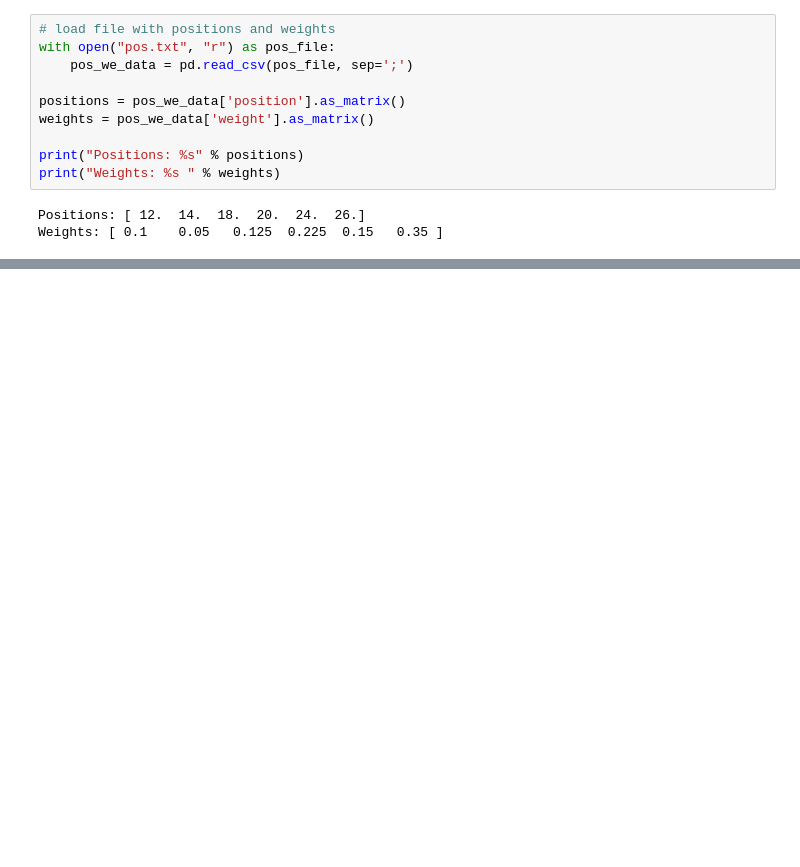
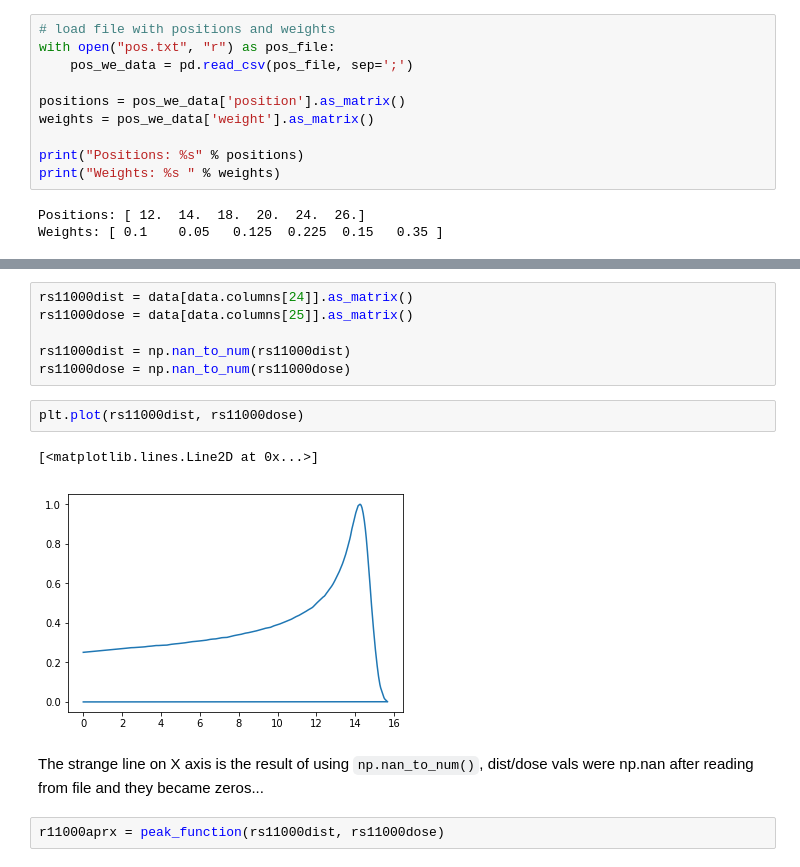
Before and after one commit to DataMedSci/ProtonBeamsComposer, a Jupyter notebook: curve_fit_BP.ipynb, the cells around one changed output, grey strips where cells are left out. Cells and saved outputs as stored; diff of their text form; blank space fills up the shorter version.

```diff
--- a/curve_fit_BP.ipynb
+++ b/curve_fit_BP.ipynb
@@ -84,0 +126,15 @@ plt.legend(handles=[pre, plot3, plot4, plot5], loc=2)
+# %%
+rs11000dist = data[data.columns[24]].as_matrix()
+rs11000dose = data[data.columns[25]].as_matrix()
+
+rs11000dist = np.nan_to_num(rs11000dist)
+rs11000dose = np.nan_to_num(rs11000dose)
+# %%
+plt.plot(rs11000dist, rs11000dose)
+# %% [output]
+[<matplotlib.lines.Line2D at 0x...>]
+[figure, added]
+# %% [markdown]
+The strange line on X axis is the result of using `np.nan_to_num()`, dist/dose vals were np.nan after reading from file and they became zeros...
+# %%
+r11000aprx = peak_function(rs11000dist, rs11000dose)
```
Also changed, not shown: parts of 11 cells of this notebook.
